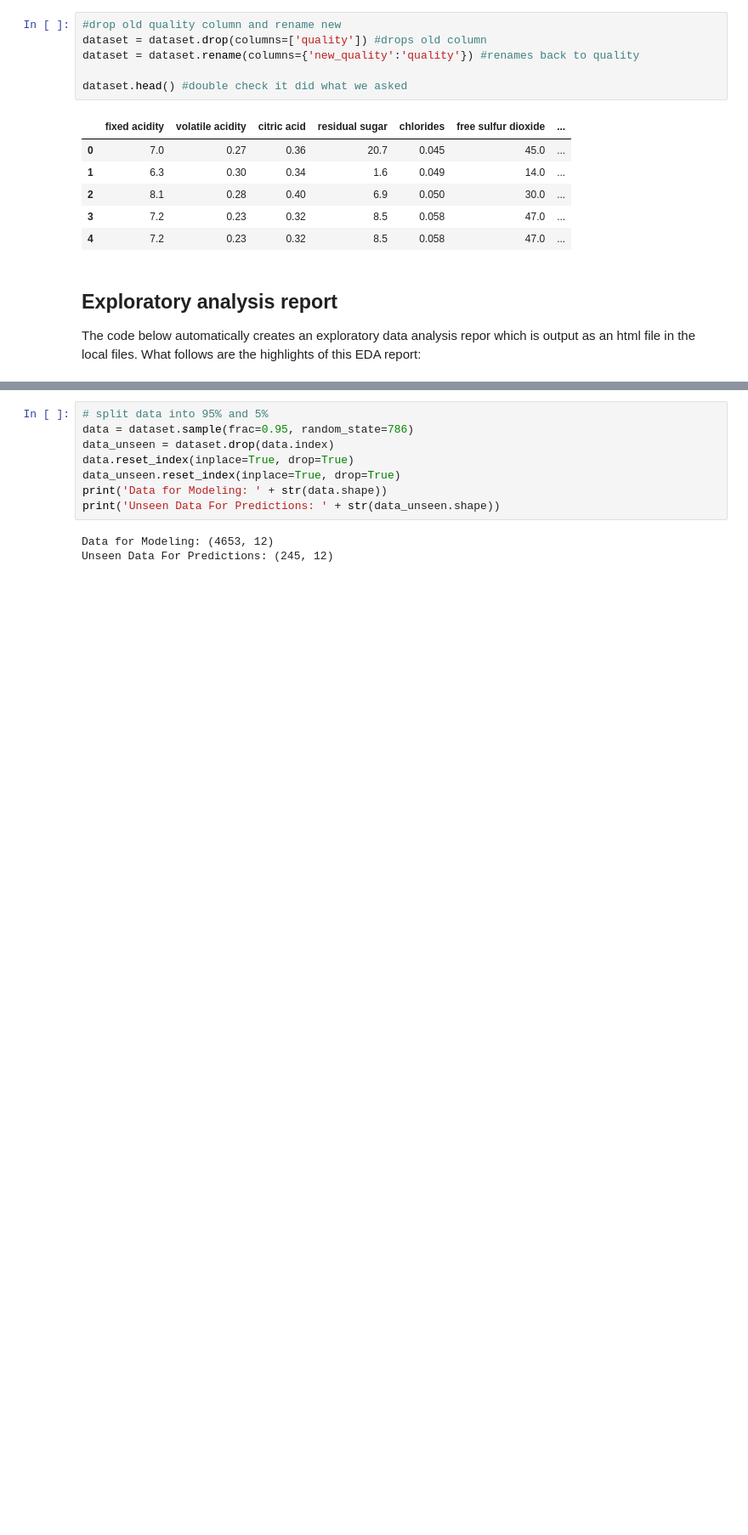
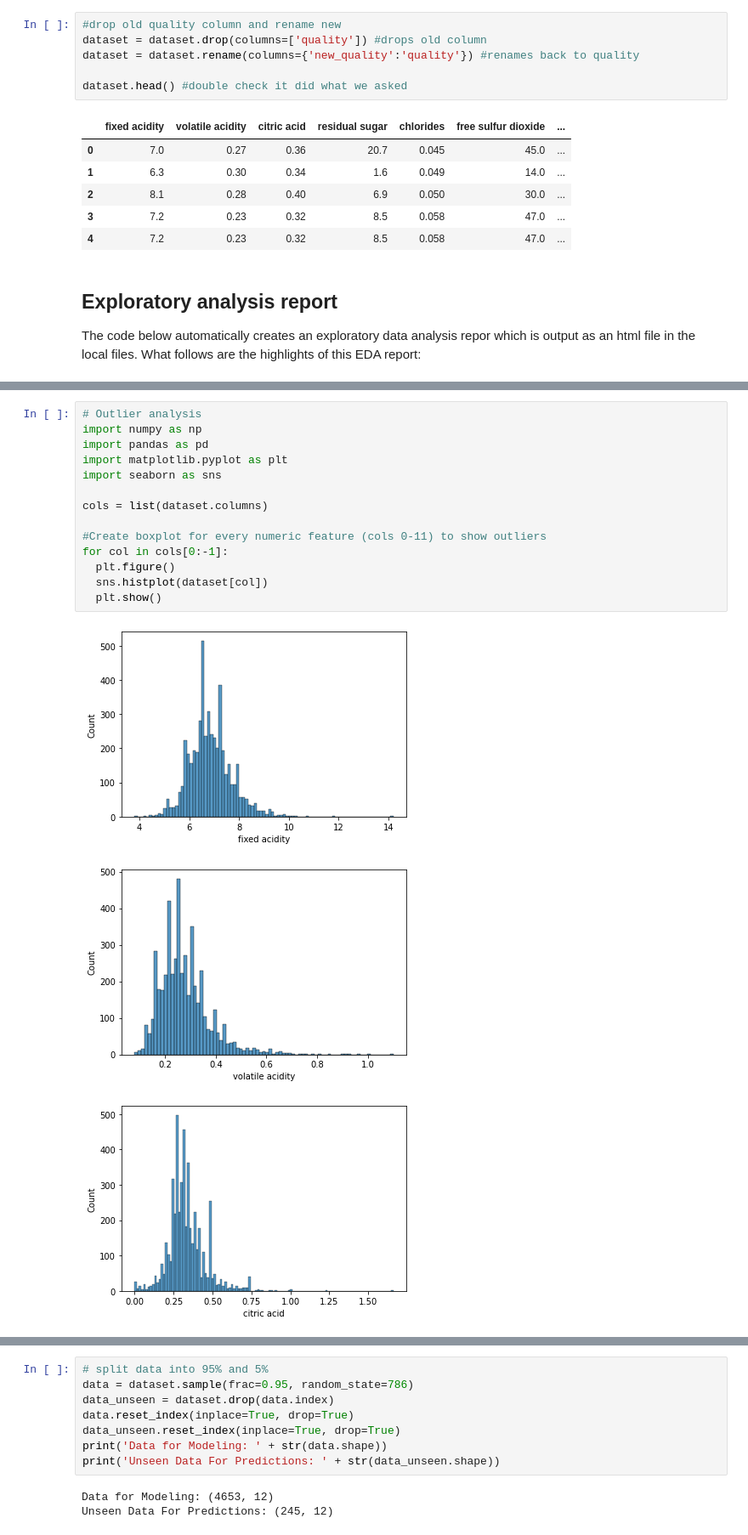
Before and after one commit to DeepCodeSec/ml1000-p1, a Jupyter notebook: Project1_wine_classification.ipynb, the cells around one changed output, grey strips where cells are left out. Shown: that part at 85% size. Drawn from its saved outputs; the diff is of its cells as text; blank space fills up the shorter version.

```diff
--- a/Project1_wine_classification.ipynb
+++ b/Project1_wine_classification.ipynb
@@ -186,0 +230,18 @@ Duplicate rows:
+# %%
+# Outlier analysis
+import numpy as np
+import pandas as pd
+import matplotlib.pyplot as plt
+import seaborn as sns
+
+cols = list(dataset.columns)
+
+#Create boxplot for every numeric feature (cols 0-11) to show outliers
+for col in cols[0:-1]:
+  plt.figure()
+  sns.histplot(dataset[col])
+  plt.show()
+# %% [output]
+[figure, added]
+[figure, added]
+[figure, added]
```
Also changed, not shown: parts of 42 cells of this notebook.
